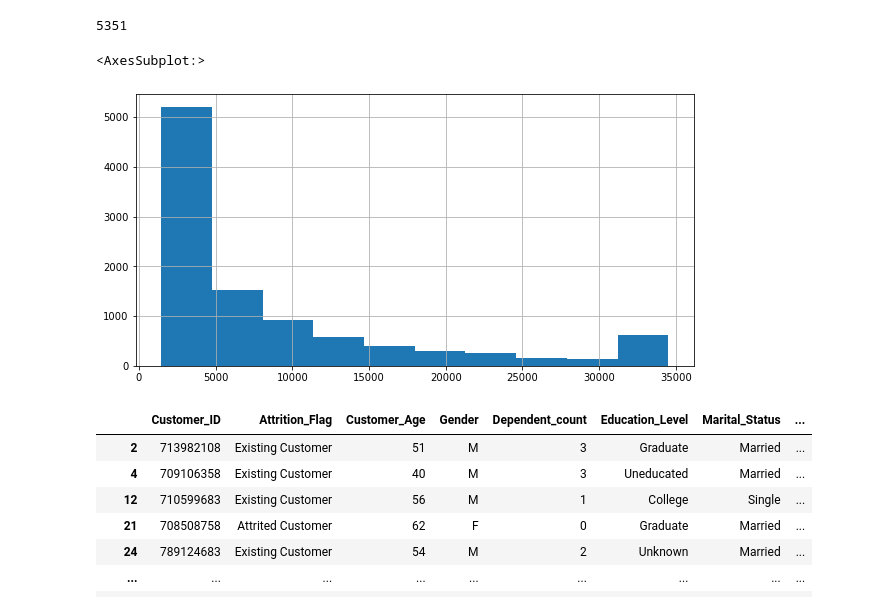
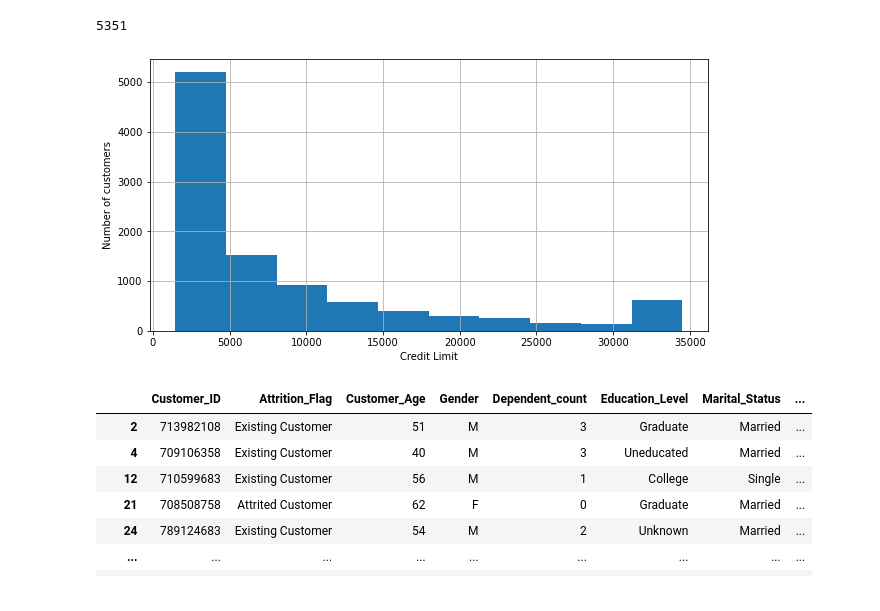
Before and after one commit to elpea74/CapstoneTwo, a Jupyter notebook: Capstone 2 Data Cleaning.ipynb, the cells around one changed output. Drawn from its saved outputs; the diff is of its cells as text; code cells hidden in the pictures.

```diff
--- a/Capstone 2 Data Cleaning.ipynb
+++ b/Capstone 2 Data Cleaning.ipynb
@@ -189,9 +189,11 @@ bank_data[(bank_data['Income_Category'] == 'Less than $40K') | (bank_data['Incom
 5351
 # %%
 bank_data['Credit_Limit'].hist(figsize=(10,5))
+plt.xlabel('Credit Limit')
+plt.ylabel('Number of customers')
+plt.show()
 # %% [output]
-<AxesSubplot:>
-[figure, old version]
+[figure, new version]
 # %%
 # Check to see if there are rows with 0 revolving balance but at least 1 transaction in the last 12 months
 bank_data[(bank_data['Total_Revolving_Bal'] == 0) & (bank_data['Total_Trans_Ct'] > 0)]
```
Also changed, not shown: parts of 1 cell of this notebook, 4 other files.
